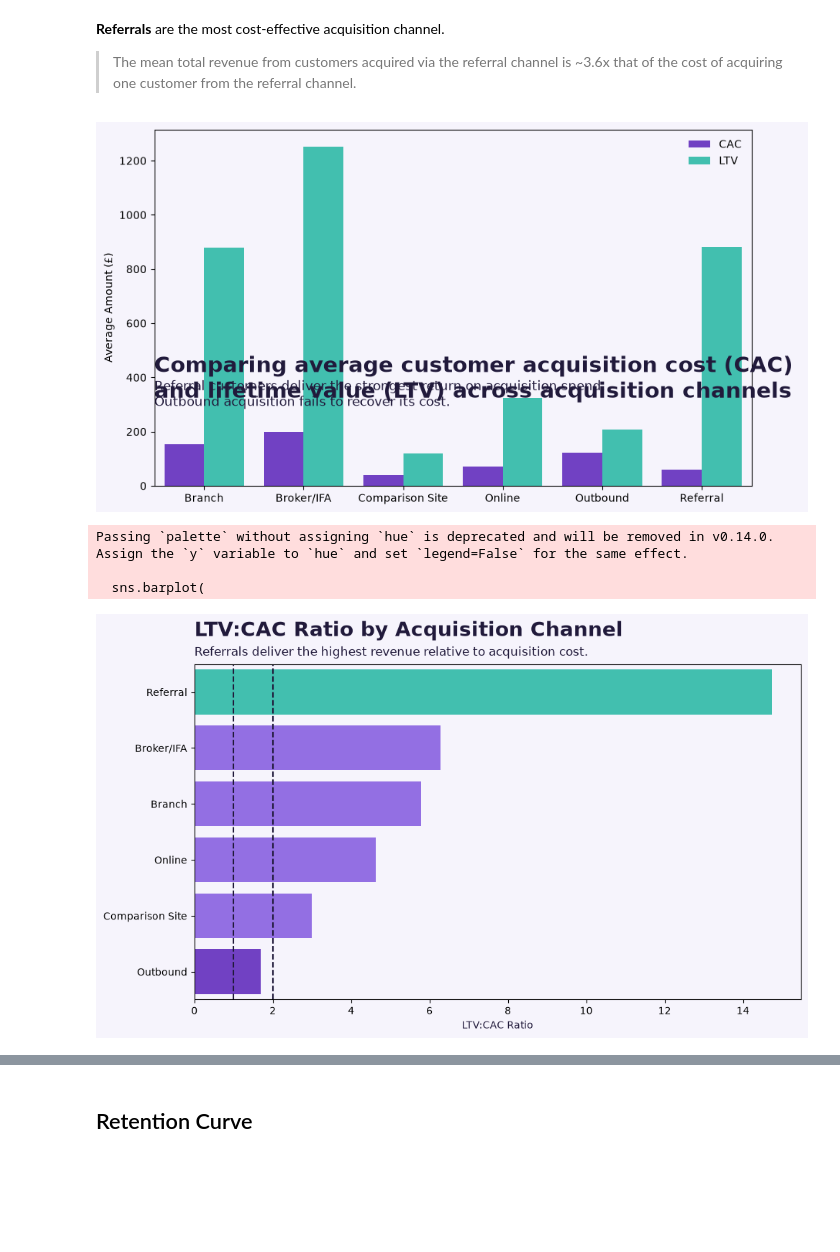
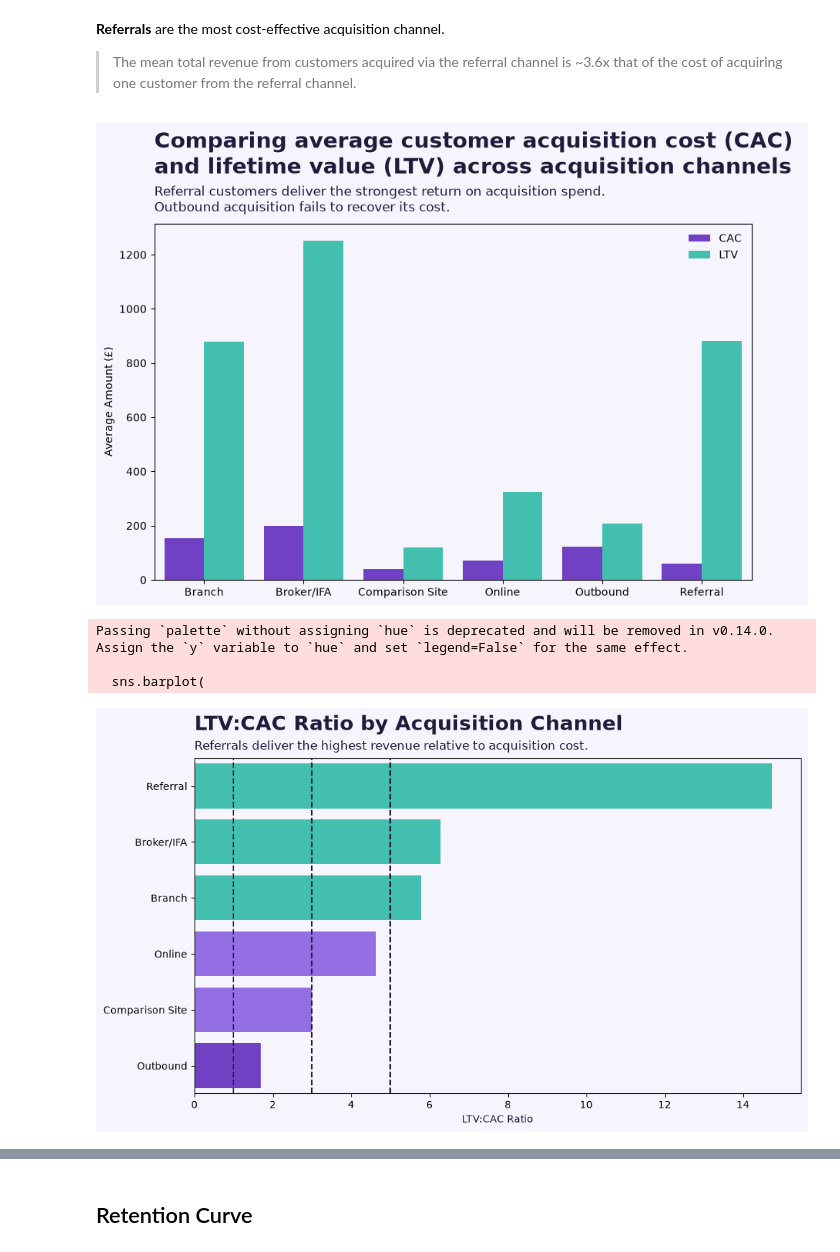
Before and after one commit to esmerowbotham-tech/Money-Craft-Project, a Jupyter notebook: insights.ipynb, the cells around one changed output, grey strips where cells are left out. Cells and saved outputs as stored; diff of their text form; code cells hidden in the pictures; blank space fills up the shorter version.

```diff
--- a/insights.ipynb
+++ b/insights.ipynb
@@ -192,47 +192,48 @@ df = pd.DataFrame({
     'CAC': cac['CAC'],
     'LTV': ltv['LTV']
 })
 
 # Convert to long format
 df = df.reset_index().melt(
     id_vars='channel',
     value_vars=['CAC', 'LTV'],
     var_name='Metric',
     value_name='Amount'
 )
 
 plt.figure(figsize=(10, 6))
 
 sns.barplot(
     data=df,
     x='channel',
     y='Amount',
     hue='Metric',
     palette=[graph_colours[0], graph_colours[2]]
 )
 
-plt.text(-0.5, 325, '''Comparing average customer acquisition cost (CAC)
+plt.text(-0.5, 1500, '''Comparing average customer acquisition cost (CAC)
 and lifetime value (LTV) across acquisition channels''', size=20, weight='bold', color=title_label_colour)
-plt.text(-0.5, 295, '''Referral customers deliver the strongest return on acquisition spend.
+plt.text(-0.5, 1360, '''Referral customers deliver the strongest return on acquisition spend.
 Outbound acquisition fails to recover its cost.''', size=12, color=title_label_colour)
 plt.xlabel('')
 plt.ylabel('Average Amount (£)')
 plt.legend(frameon=False)
 
 plt.show()
 # %% [output]
-[figure, old version]
+[figure, new version]
 # %%
 plt.figure(figsize=(10,6))
 sns.barplot(
     data=ltv_cac_ratio.sort_values(ascending=False),
     orient='y',
-    palette=[graph_colours[2], graph_colours[1], graph_colours[1], graph_colours[1], graph_colours[1], graph_colours[0]]
+    palette=[graph_colours[2], graph_colours[2], graph_colours[2], graph_colours[1], graph_colours[1], graph_colours[0]]
 )
 
 plt.text(0, -1, 'LTV:CAC Ratio by Acquisition Channel', size=20, weight='bold', color=title_label_colour)
 plt.text(0, -0.65, '''Referrals deliver the highest revenue relative to acquisition cost.''', size=12, color=title_label_colour)
-plt.axvline(2, linestyle='--', color=title_label_colour)
+plt.axvline(5, linestyle='--', color=title_label_colour)
+plt.axvline(3, linestyle='--', color=title_label_colour)
 plt.axvline(1, linestyle='--', color=title_label_colour)
 plt.xlabel('LTV:CAC Ratio', color=title_label_colour)
 plt.ylabel('')
@@ -243,4 +244,4 @@ plt.show()
 Passing `palette` without assigning `hue` is deprecated and will be removed in v0.14.0. Assign the `y` variable to `hue` and set `legend=False` for the same effect.
 
   sns.barplot(
-[figure, old version]
+[figure, new version]
```
Also changed, not shown: parts of 8 cells of this notebook.
